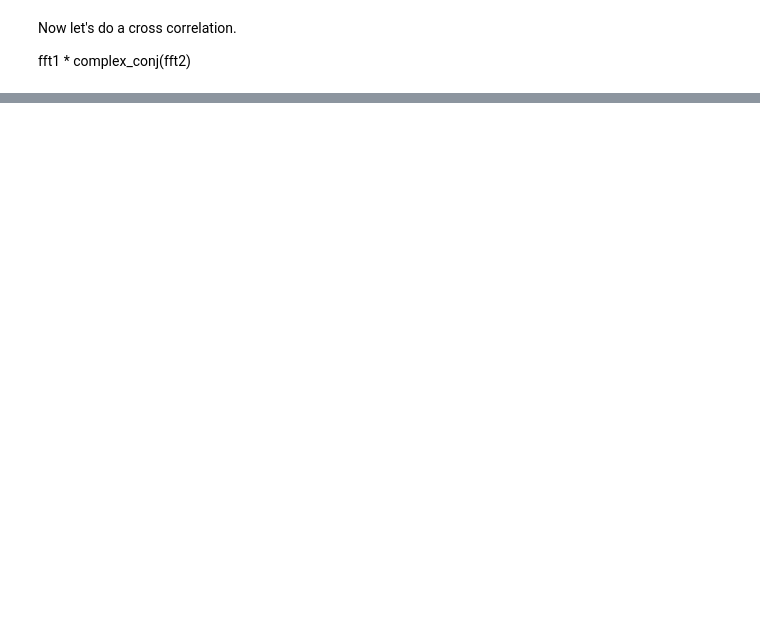
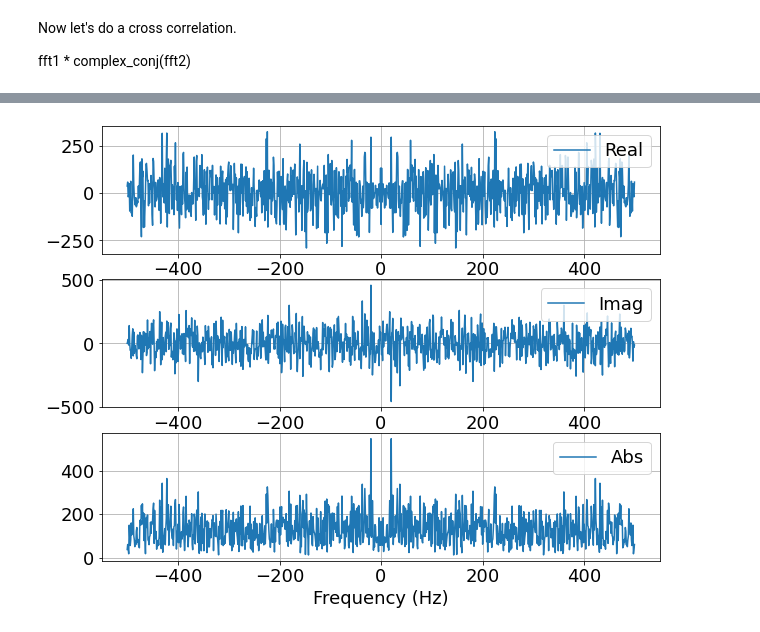
Before and after one commit to JohnRuhl/Tutorials, a Jupyter notebook: Cross-correlations.ipynb, the cells around one changed output, grey strips where cells are left out. Cells and saved outputs as stored; diff of their text form; code cells hidden in the pictures; blank space fills up the shorter version.

```diff
--- a/Cross-correlations.ipynb
+++ b/Cross-correlations.ipynb
@@ -139,0 +160,23 @@ plt.legend()
+# %%
+vector_avg = (vector3 + vector4)/2
+
+vector_fft = np.fft.fftshift(np.fft.fft(vector_avg))
+plt.rcParams['figure.figsize'] = [10, 8]
+
+plt.subplot(3,1,1)
+plt.plot(freq,np.real(vector_fft),label='Real')
+plt.grid()
+plt.legend(loc='upper right')
+
+plt.subplot(3,1,2)
+plt.plot(freq,np.imag(vector_fft),label='Imag')
+plt.grid()
+plt.legend()
+
+plt.subplot(3,1,3)
+plt.plot(freq,np.abs(vector_fft),label='Abs')
+plt.legend()
+plt.xlabel('Frequency (Hz)')
+plt.grid()
+# %% [output]
+[figure, added]
```
Also changed, not shown: parts of 10 cells of this notebook, 4 other files.
